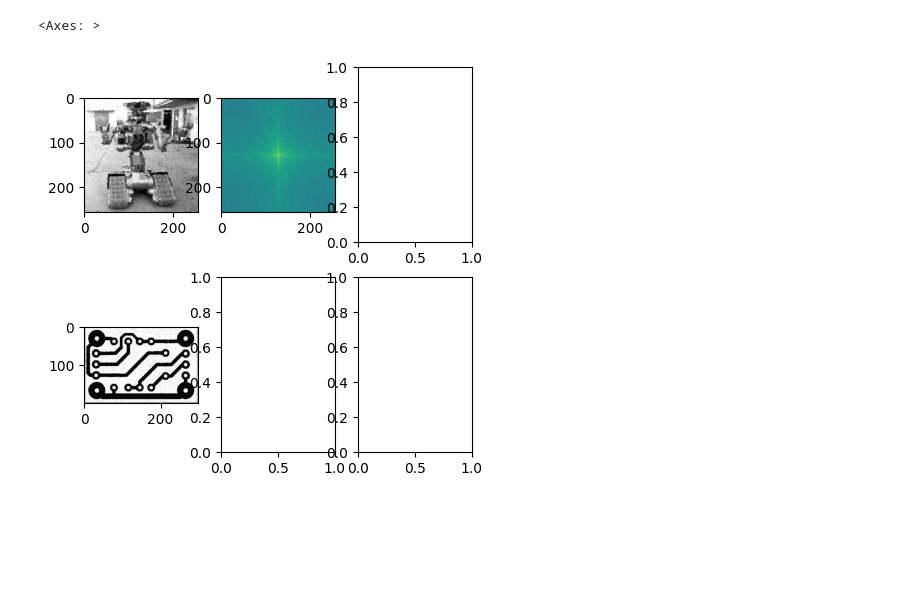
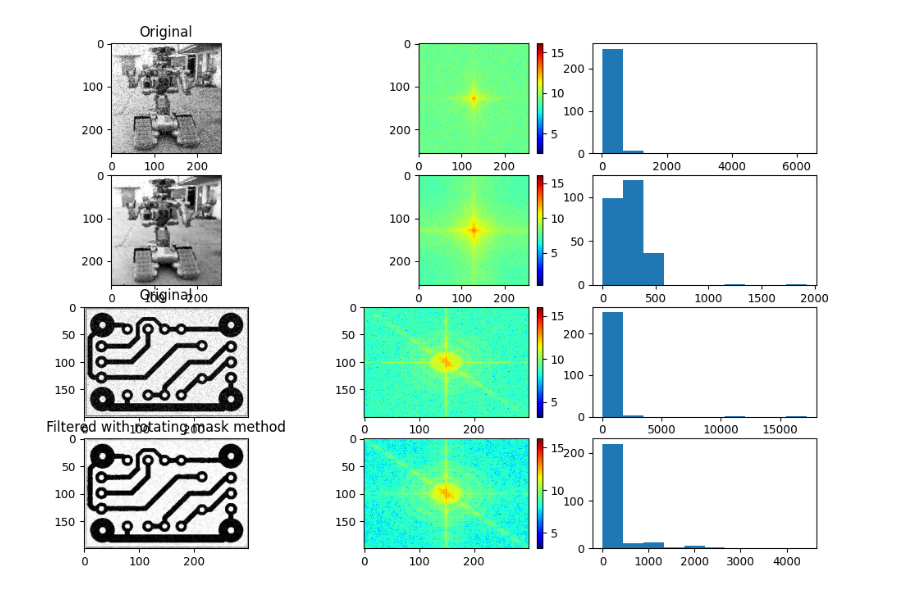
Before and after one commit to KNajman/UZO, a Jupyter notebook: CV_05/cv05.ipynb, the cells around one changed output. Saved outputs shown, nothing was run; the diff lists cells and outputs as text; code cells hidden in the pictures; blank space fills up the shorter version.

```diff
--- a/CV_05/cv05.ipynb
+++ b/CV_05/cv05.ipynb
@@ -87,6 +112,9 @@ def rotate_mask_method(image):
     """
     Metoda rotující masky.
 
+    :param image: vstupní obraz
+
+    :return: obraz s aplikovaným filtrem rotující masky
     """
     h = np.array([[1, 1, 1], [1, 1, 1], [1, 1, 1]])/9
 
@@ -105,50 +133,71 @@ def rotate_mask_method(image):
             mask1 = temp_img[i-2:i+1, j-2:j+1]
             mask2 = temp_img[i-1:i+2, j-2:j+1]
             mask3 = temp_img[i:i+3, j-2:j+1]
 
             mask4 = temp_img[i-2:i+1, j:j+3]
             mask5 = temp_img[i-1:i+2, j:j+3]
             mask6 = temp_img[i:i+3, j:j+3]
 
             mask7 = temp_img[i-2:i+1, j-1:j+2]
             mask8 = temp_img[i:i+3, j-1:j+2]
 
             masks = [mask1, mask2, mask3, mask4, mask5, mask6, mask7, mask8]
 
             vars_arr = []
             for mask in masks:
                 vars_arr.append(np.var(mask))
 
             min_var = np.argmin(vars_arr)
 
             filtered_image[i-2, j-2] = np.mean(masks[min_var])
     return filtered_image
 
 
-plt.figure(figsize=(5, 5))
+plt.figure(figsize=(12, 8))
+
+plt.subplot(4, 3, 1)
+plt.title("Original")
+plt.imshow(cv05_robotS, cmap="gray")
+#spectrum
+plt.subplot(4, 3, 2)
+plot_spectrum(cv2.cvtColor(cv05_robotS, cv2.COLOR_RGB2GRAY))
+#histogram
+plt.subplot(4, 3, 3)
+plot_histogram(cv05_robotS)
+
 cv05_robotS_rmask = rotate_mask_method(cv05_robotS)
-plt.subplot(2, 3, 1)
+plt.subplot(4, 3, 4)
 plt.imshow(cv05_robotS_rmask, cmap="gray")
+#spectrum
+plt.subplot(4, 3, 5)
+plot_spectrum(cv05_robotS_rmask)
+#histogram
+plt.subplot(4, 3, 6)
+plot_histogram(cv05_robotS_rmask)
 
-plt.subplot(2, 3, 2)
-plt.imshow(np.log(np.abs(D2_DFT(cv05_robotS_rmask)[0])))
+plt.subplot(4, 3, 7)
+plt.title("Original")
+plt.imshow(cv05_PSS, cmap="gray")
+#spectrum
+plt.subplot(4, 3, 8)
+plot_spectrum(cv2.cvtColor(cv05_PSS, cv2.COLOR_RGB2GRAY))
+#histogram
+plt.subplot(4, 3, 9)
+plot_histogram(cv05_PSS)
 
-plt.subplot(2, 3, 3)
-plt.hist(np.histogram(cv05_robotS_rmask[0], 255, (0, 255)))
+cv05_PSS_rmask = rotate_mask_method(cv05_PSS)
 
-cv05_PSS = cv2.imread("cv05_PSS.bmp")
-cv05_PSS_rmask = rotate_mask_method(cv05_PSS)
-plt.subplot(2, 3, 4)
+plt.subplot(4, 3, 10)
+plt.title("Filtered with rotating mask method")
 plt.imshow(cv05_PSS_rmask, cmap="gray")
-
-plt.subplot(2, 3, 5)
-# plt.imshow(np.log(np.abs(D2_DFT(cv05_PSS_rmask)[0]))
-
-plt.subplot(2, 3, 6)
-# plt.imshow(np.histogram(cv05_robotS_rmask[0], 255, (0, 255)))
+#spectrum
+plt.subplot(4, 3, 11)
+plot_spectrum(cv05_PSS_rmask)
+#histogram
+plt.subplot(4, 3, 12)
+plot_histogram(cv05_PSS_rmask)
 # %% [output]
-<Axes: >
-[figure, old version]
+[figure, new version]
 # %%
 def simple_median_filter(image, h):
     """
```
Also changed, not shown: parts of 2 cells of this notebook, 3 other files.
